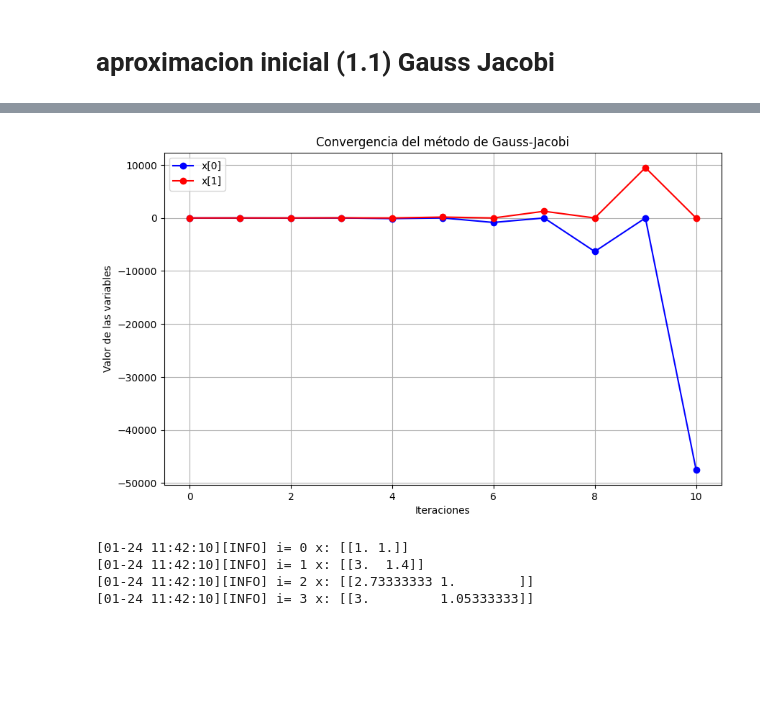
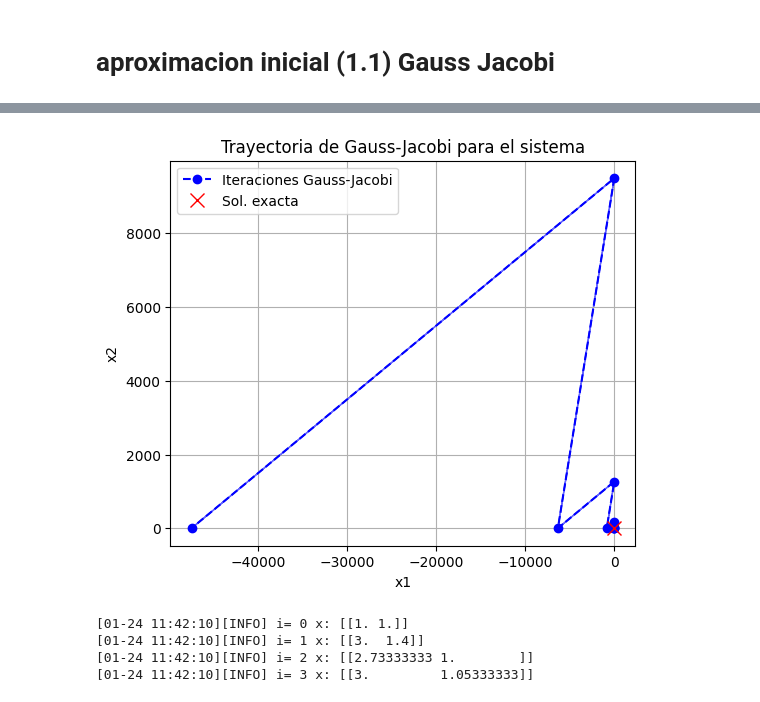
Before and after one commit to afca2002/Taller-En-Clase, a Jupyter notebook: Metodos N/metodos-fuente/template iterative.ipynb, the cells around one changed output, grey strips where cells are left out. Cells and saved outputs as stored; diff of their text form; code cells hidden in the pictures; blank space fills up the shorter version.

```diff
--- a/Metodos N/metodos-fuente/template iterative.ipynb
+++ b/Metodos N/metodos-fuente/template iterative.ipynb
@@ -46,50 +44,94 @@ gauss_jacobi(A=A,b=b,x0=x0,tol=tol,max_iter=max_iter)
   array([[3.0000000e+00],
          [9.4931875e+03]])])
 # %%
-
 import numpy as np
 import matplotlib.pyplot as plt
-# grafico de diverja
-def gauss_jacobi(A, b, x0, tol, max_iter):
-    n = len(A)
+
+def gauss_jacobi(A, b, x0, tol=1e-3, max_iter=10):
+    """
+    Implementación sencilla de Gauss-Jacobi que:
+      - Devuelve la lista con todos los vectores x^(k),
+        empezando en x0 y terminando cuando se alcance tol
+        o se cumpla max_iter.
+    """
+    A = np.array(A, dtype=float)
+    b = np.array(b, dtype=float)
     x = np.array(x0, dtype=float)
-    iteraciones = [x.copy()]
 
-    for k in range(max_iter):
-        x_new = np.zeros_like(x)
+    # Preparar para guardar la trayectoria
+    iteraciones = [x.copy()]  # x^(0)
+
+    n = A.shape[0]
+    # Separar la diagonal (D) y la parte R = A - D
+    D = np.diag(A)
+    R = A - np.diagflat(D)
+
+    for _ in range(max_iter):
+        x_nuevo = np.zeros_like(x)
+
         for i in range(n):
-            suma = sum(A[i][j] * x[j] for j in range(n) if j != i)
-            x_new[i] = (b[i] - suma) / A[i][i]
+            # ( b[i] - sum_{j != i} A[i,j]*x[j] ) / A[i,i]
+            x_nuevo[i] = (b[i] - np.dot(R[i], x)) / D[i]
 
-        iteraciones.append(x_new.copy())
+        iteraciones.append(x_nuevo.copy())
 
-        if np.linalg.norm(x_new - x, ord=np.inf) < tol:
+        # Criterio de parada (norma infinito)
+        if np.linalg.norm(x_nuevo - x, ord=np.inf) < tol:
+            x = x_nuevo
             break
-        x = x_new
+        x = x_nuevo
 
     return iteraciones
 
-A = [[2, 10], [3, 2]]
+# ------------------------------
+# Tu sistema:
+A = [[2, 10],
+     [3,  2]]
 b = [16, 11]
 x0 = (1, 1)
+
 tol = 0.1
 max_iter = 10
 
-iteraciones = gauss_jacobi(A=A, b=b, x0=x0, tol=tol, max_iter=max_iter)
+# Obtenemos la secuencia de puntos (x^(k))
+trayectoria = gauss_jacobi(A, b, x0, tol=tol, max_iter=max_iter)
 
-iteraciones_array = np.array(iteraciones)
+# Convierto la lista de iteraciones a array NumPy para separar x1, x2
+trayectoria = np.array(trayectoria)  # shape (n_iteraciones, 2)
+x_vals = trayectoria[:, 0]
+y_vals = trayectoria[:, 1]
 
-plt.figure(figsize=(10, 6))
-plt.plot(iteraciones_array[:, 0], label='x[0]', marker='o', linestyle='-', color='b')
-plt.plot(iteraciones_array[:, 1], label='x[1]', marker='o', linestyle='-', color='r')
-plt.title('Convergencia del método de Gauss-Jacobi')
-plt.xlabel('Iteraciones')
-plt.ylabel('Valor de las variables')
+# Graficamos en 2D
+plt.figure(figsize=(6, 5))
+plt.plot(x_vals, y_vals, 'o--', label='Iteraciones Gauss-Jacobi', color='blue')
+
+# Dibujar flechas (opcional) para mostrar desplazamientos
+for k in range(len(trayectoria) - 1):
+    plt.arrow(x_vals[k], y_vals[k],
+              x_vals[k+1] - x_vals[k],
+              y_vals[k+1] - y_vals[k],
+              length_includes_head=True,
+              head_width=0.05,
+              color='blue',
+              alpha=0.6)
+
+# Mostrar solución exacta (si la hubiera y no es un caso divergente)
+A_np = np.array(A, dtype=float)
+b_np = np.array(b, dtype=float)
+try:
+    sol_exacta = np.linalg.solve(A_np, b_np)
+    plt.plot(sol_exacta[0], sol_exacta[1], 'rx', markersize=10, label='Sol. exacta')
+except np.linalg.LinAlgError:
+    pass
+
+plt.title('Trayectoria de Gauss-Jacobi para el sistema')
+plt.xlabel('x1')
+plt.ylabel('x2')
+plt.grid(True)
 plt.legend()
-plt.grid(True)
 plt.show()
 # %% [output]
-[figure, old version]
+[figure, new version]
 # %%
 %autoreload 2
 from src import gauss_jacobi
```
Also changed, not shown: parts of 6 cells of this notebook.
